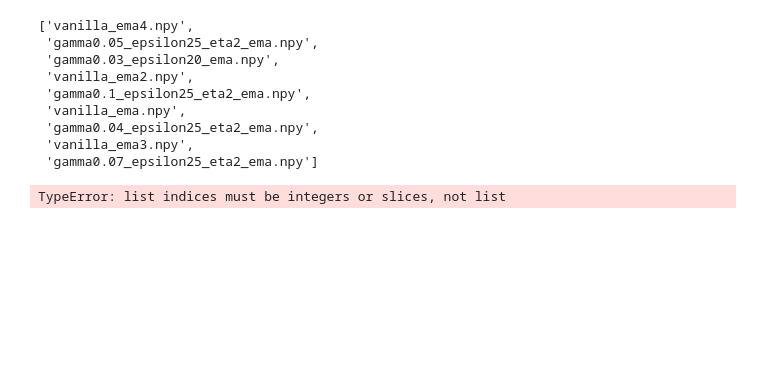
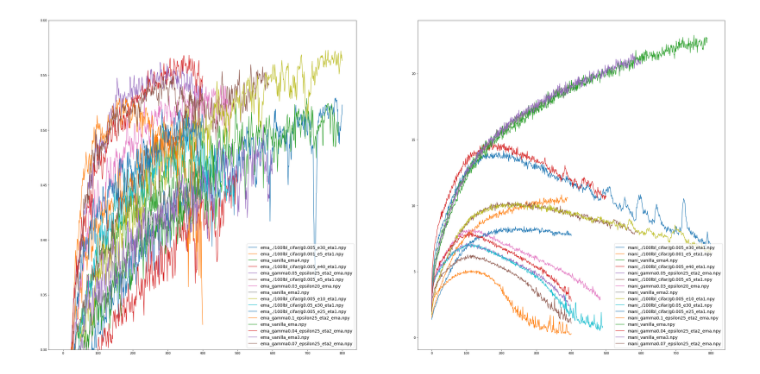
Before and after one commit to bruno-31/toy_ssl, a Jupyter notebook: bac_a_sable.ipynb, the cells around one changed output. Saved outputs shown, nothing was run; the diff lists cells and outputs as text; code cells hidden in the pictures; blank space fills up the shorter version.

```diff
--- a/bac_a_sable.ipynb
+++ b/bac_a_sable.ipynb
@@ -34,17 +36,12 @@ fig.savefig('./trajectories.png', dpi=200)
-# %%
-l= glob.glob('*.npy')
-l
-# %% [output]
-['vanilla_ema4.npy',
- 'gamma0.05_epsilon25_eta2_ema.npy',
- 'gamma0.03_epsilon20_ema.npy',
- 'vanilla_ema2.npy',
- 'gamma0.1_epsilon25_eta2_ema.npy',
- 'vanilla_ema.npy',
- 'gamma0.04_epsilon25_eta2_ema.npy',
- 'vanilla_ema3.npy',
- 'gamma0.07_epsilon25_eta2_ema.npy']
-# %%
-l=[l[i] for i in ]
-# %% [output]
-TypeError: list indices must be integers or slices, not list
+# %%
+v= glob.glob('./100lbl_cifar/vanilla_*')
+l=glob.glob('./100lbl_cifar/g0*.npy')
+t=glob.glob('./100lbl_cifar/g*.npy')
+t=glob.glob('./100lbl_cifar/*.npy')
+# %%
+plot_dics([np.load(path) for path in t] )
+fig = plt.gcf()
+
+fig.savefig('./trajectories.png', dpi=200)
+# %% [output]
+[figure, added]
```
Also changed, not shown: parts of 2 cells of this notebook, 4 other files.
